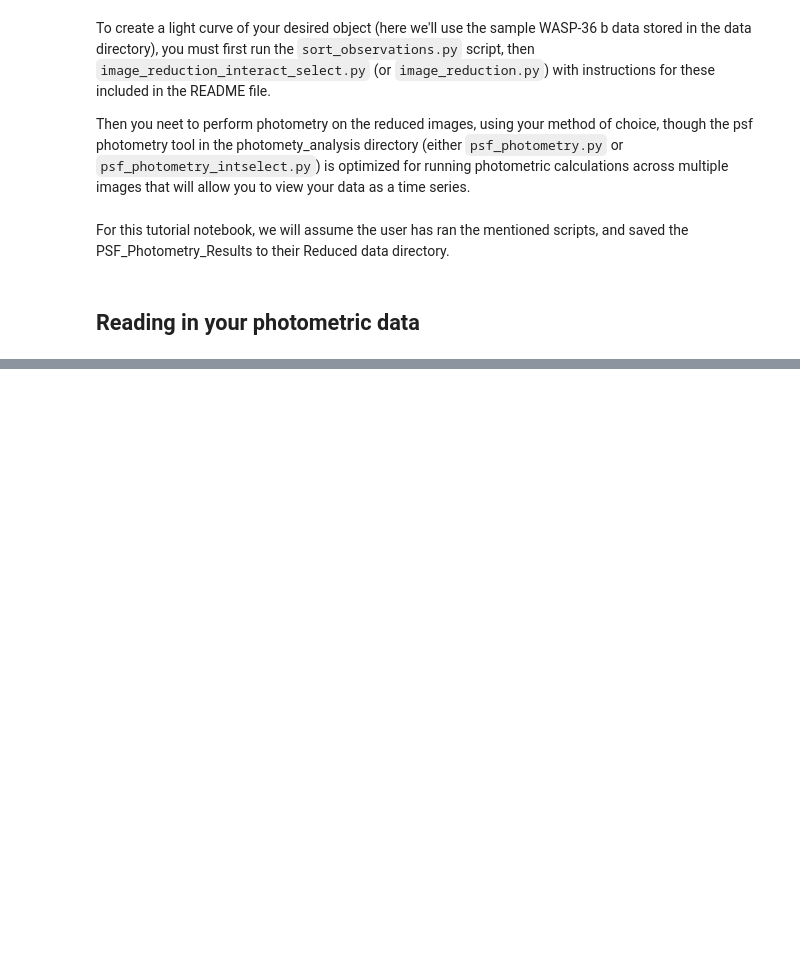
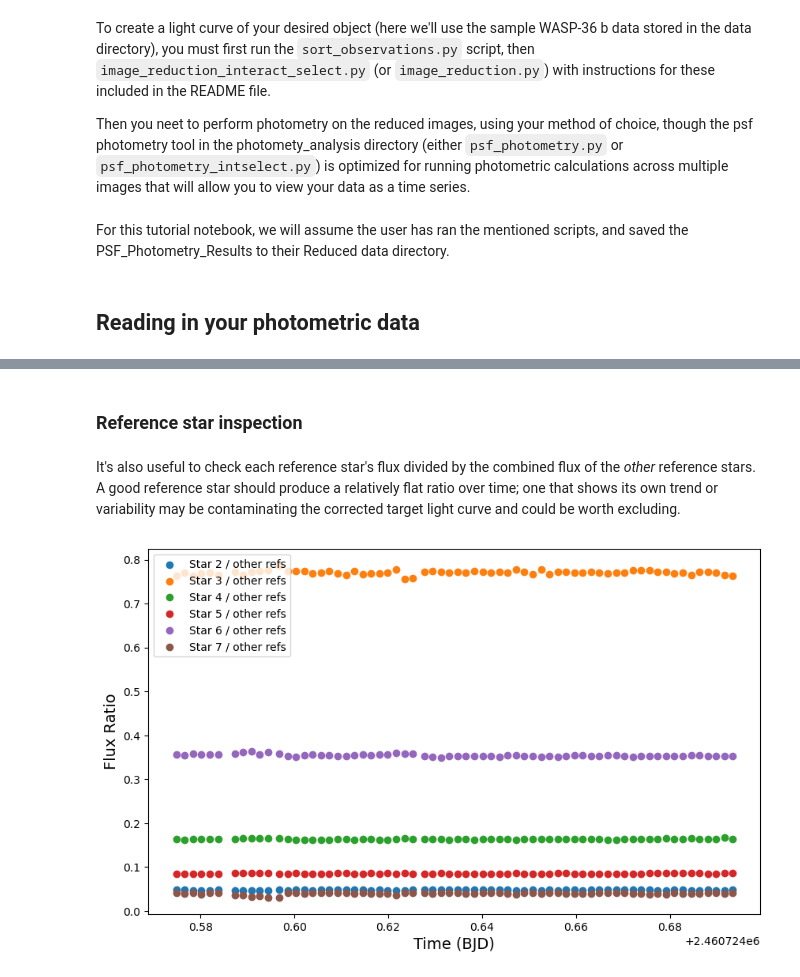
Before and after one commit to explorerjs32/rho_data_reduction_pipeline, a Jupyter notebook: sample_notebooks/Timeseries_LC_from_photometry_example.ipynb, the cells around one changed output, grey strips where cells are left out. Saved outputs shown, nothing was run; the diff lists cells and outputs as text; code cells hidden in the pictures; blank space fills up the shorter version.

```diff
--- a/sample_notebooks/Timeseries_LC_from_photometry_example.ipynb
+++ b/sample_notebooks/Timeseries_LC_from_photometry_example.ipynb
@@ -76,0 +73,19 @@ for i in range(1,N_refs+1): #Assuming Star 1 is your target
+# %% [markdown]
+### Reference star inspection
+# %% [markdown]
+It's also useful to check each reference star's flux divided by the combined flux of the *other* reference stars. A good reference star should produce a relatively flat ratio over time; one that shows its own trend or variability may be contaminating the corrected target light curve and could be worth excluding.
+# %%
+plt.figure(figsize=(10, 6))
+
+for i in range(1, N_refs+1): #Assuming Star 1 is your target
+    other_stars = [j for j in range(1, N_refs+1) if j != i]
+    other_flux_combined = np.sum([phot_table[f'Flux_Star_{j+1}'] for j in other_stars], axis=0)
+    ref_ratio = phot_table[f'Flux_Star_{i+1}'] / other_flux_combined
+    plt.scatter(phot_table['BJD'], ref_ratio, label=f'Star {i+1} / other refs')
+
+plt.xlabel('Time (BJD)', fontsize=14)
+plt.ylabel('Flux Ratio', fontsize=14)
+plt.legend()
+plt.show()
+# %% [output]
+[figure, added]
```
Also changed, not shown: parts of 28 cells of this notebook, 2 other files.
